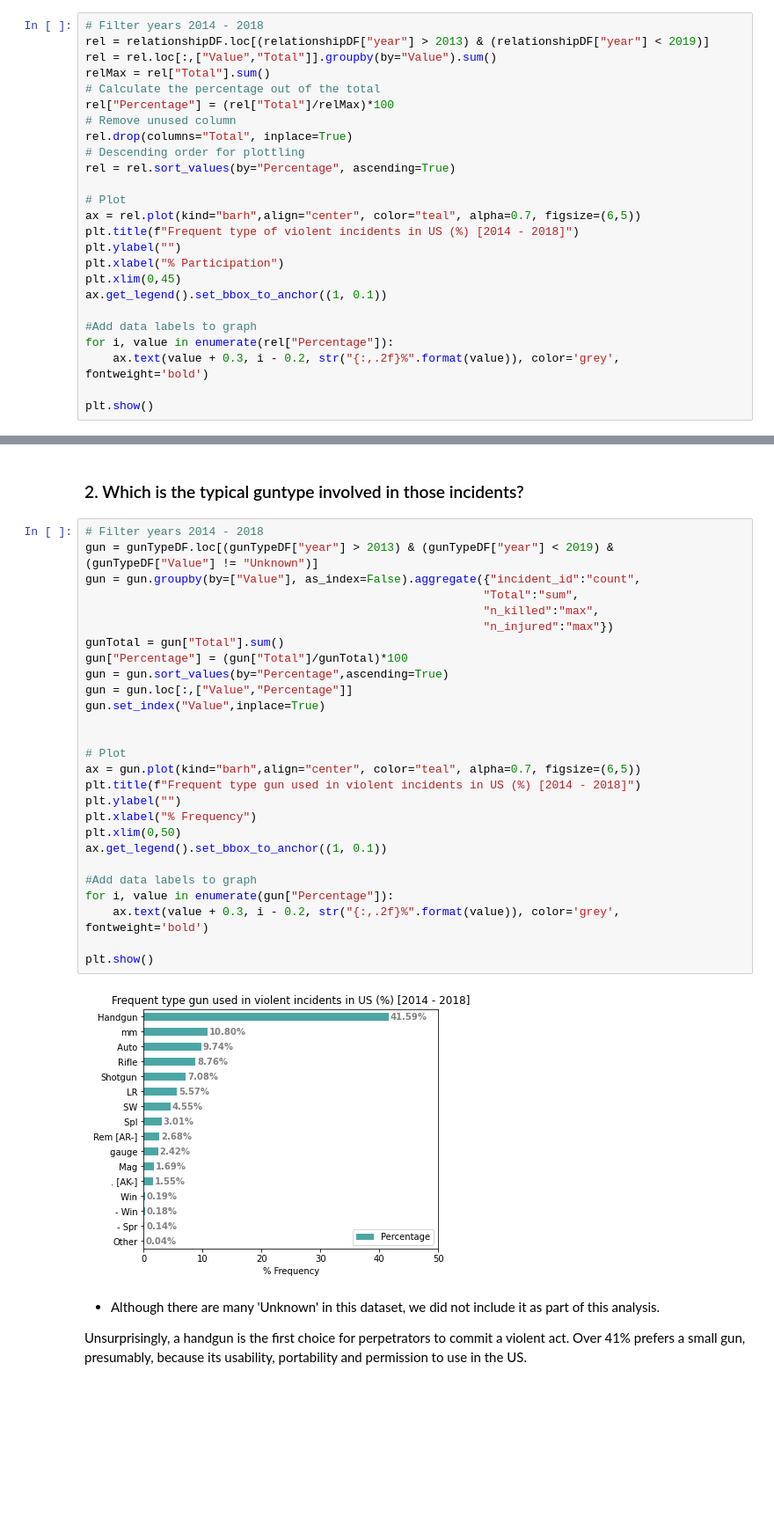
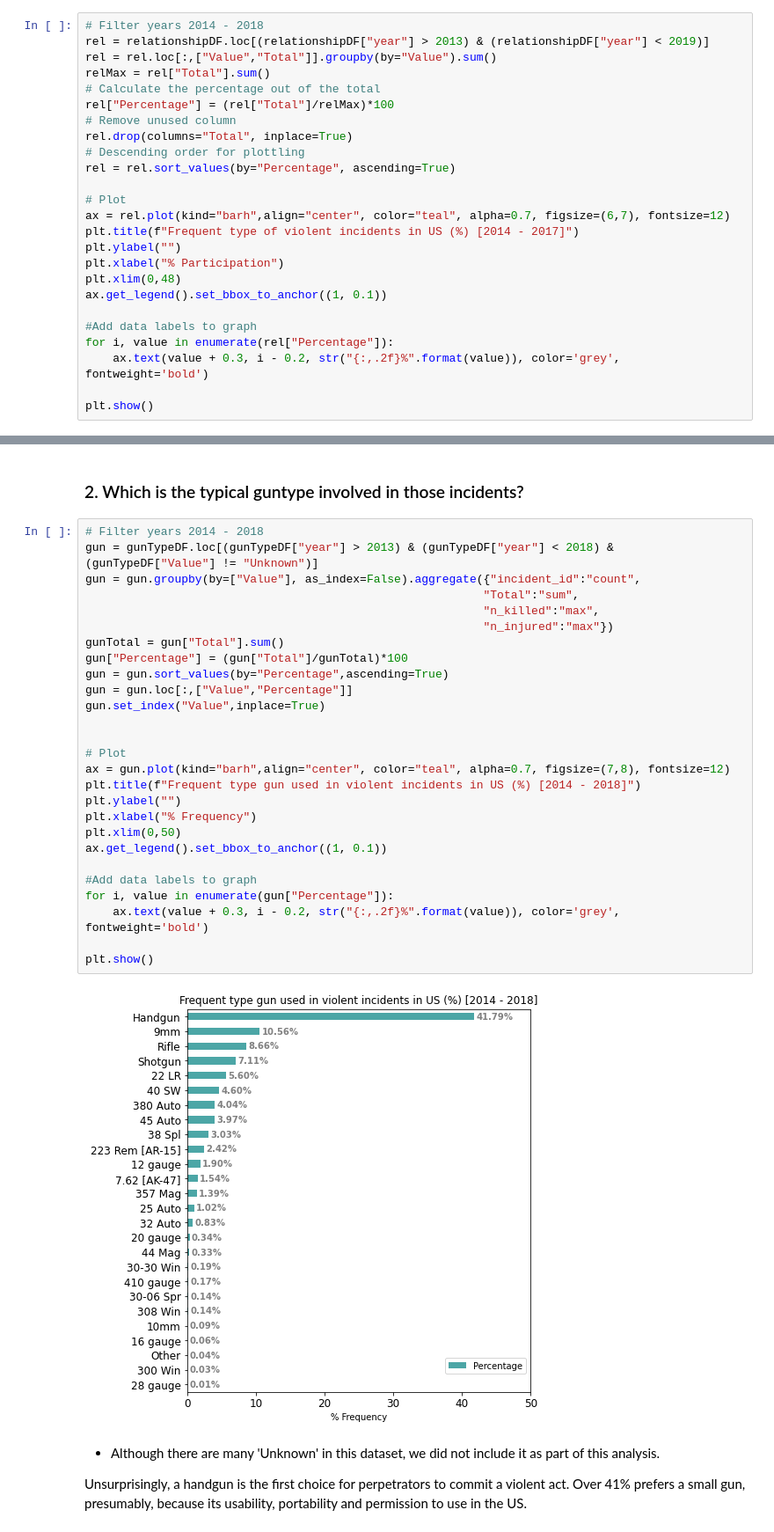
Before and after one commit to palolo02/Project1, a Jupyter notebook: Crime in US.ipynb, the cells around one changed output, grey strips where cells are left out. Shown: that part at 88% size. Drawn from its saved outputs; the diff is of its cells as text; blank space fills up the shorter version.

```diff
--- a/Crime in US.ipynb
+++ b/Crime in US.ipynb
@@ -291,11 +305,11 @@ rel.drop(columns="Total", inplace=True)
 rel = rel.sort_values(by="Percentage", ascending=True)
 
 # Plot
-ax = rel.plot(kind="barh",align="center", color="teal", alpha=0.7, figsize=(6,5))
-plt.title(f"Frequent type of violent incidents in US (%) [2014 - 2018]")
+ax = rel.plot(kind="barh",align="center", color="teal", alpha=0.7, figsize=(6,7), fontsize=12)
+plt.title(f"Frequent type of violent incidents in US (%) [2014 - 2017]")
 plt.ylabel("")
 plt.xlabel("% Participation")
-plt.xlim(0,45)
+plt.xlim(0,48)
 ax.get_legend().set_bbox_to_anchor((1, 0.1))
 
 #Add data labels to graph
@@ -311,33 +325,33 @@ Interestingly, this graph shows that in just four years (2014 - 2018), Armed Rob
 ### 2. Which is the typical guntype involved in those incidents?
 # %%
 # Filter years 2014 - 2018
-gun = gunTypeDF.loc[(gunTypeDF["year"] > 2013) & (gunTypeDF["year"] < 2019) & (gunTypeDF["Value"] != "Unknown")]
+gun = gunTypeDF.loc[(gunTypeDF["year"] > 2013) & (gunTypeDF["year"] < 2018) & (gunTypeDF["Value"] != "Unknown")]
 gun = gun.groupby(by=["Value"], as_index=False).aggregate({"incident_id":"count",
                                                           "Total":"sum",
                                                           "n_killed":"max",
                                                           "n_injured":"max"})
 gunTotal = gun["Total"].sum()
 gun["Percentage"] = (gun["Total"]/gunTotal)*100
 gun = gun.sort_values(by="Percentage",ascending=True)
 gun = gun.loc[:,["Value","Percentage"]]
 gun.set_index("Value",inplace=True)
 
 
 # Plot
-ax = gun.plot(kind="barh",align="center", color="teal", alpha=0.7, figsize=(6,5))
+ax = gun.plot(kind="barh",align="center", color="teal", alpha=0.7, figsize=(7,8), fontsize=12)
 plt.title(f"Frequent type gun used in violent incidents in US (%) [2014 - 2018]")
 plt.ylabel("")
 plt.xlabel("% Frequency")
 plt.xlim(0,50)
 ax.get_legend().set_bbox_to_anchor((1, 0.1))
 
 #Add data labels to graph
 for i, value in enumerate(gun["Percentage"]):
     ax.text(value + 0.3, i - 0.2, str("{:,.2f}%".format(value)), color='grey', fontweight='bold')
 
 plt.show()
 # %% [output]
-[figure, old version]
+[figure, new version]
 # %% [markdown]
 + Although there are many 'Unknown' in this dataset, we did not include it as part of this analysis.
 
```
Also changed, not shown: parts of 11 cells of this notebook, 2 other files.
